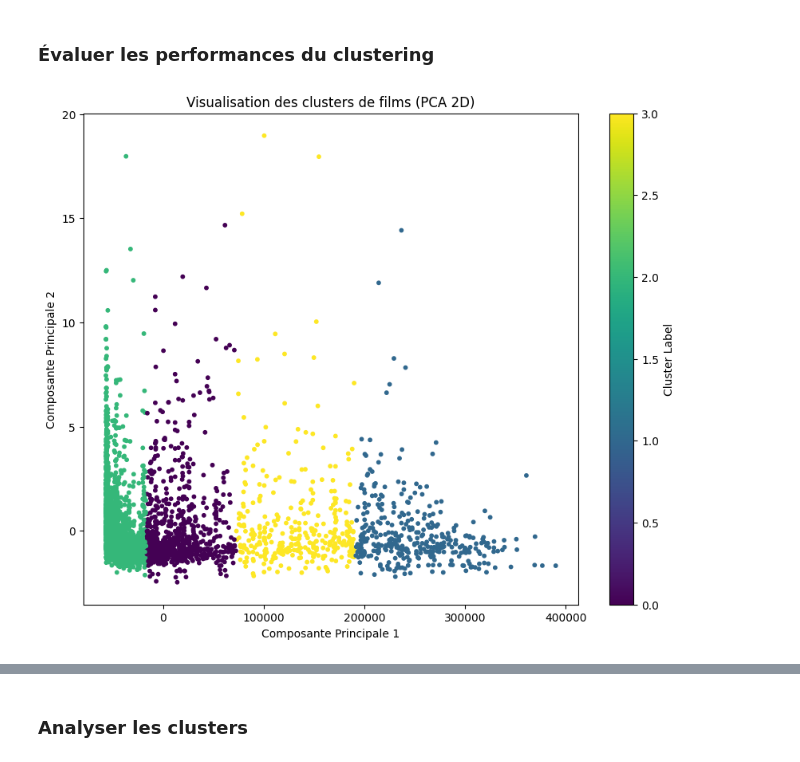
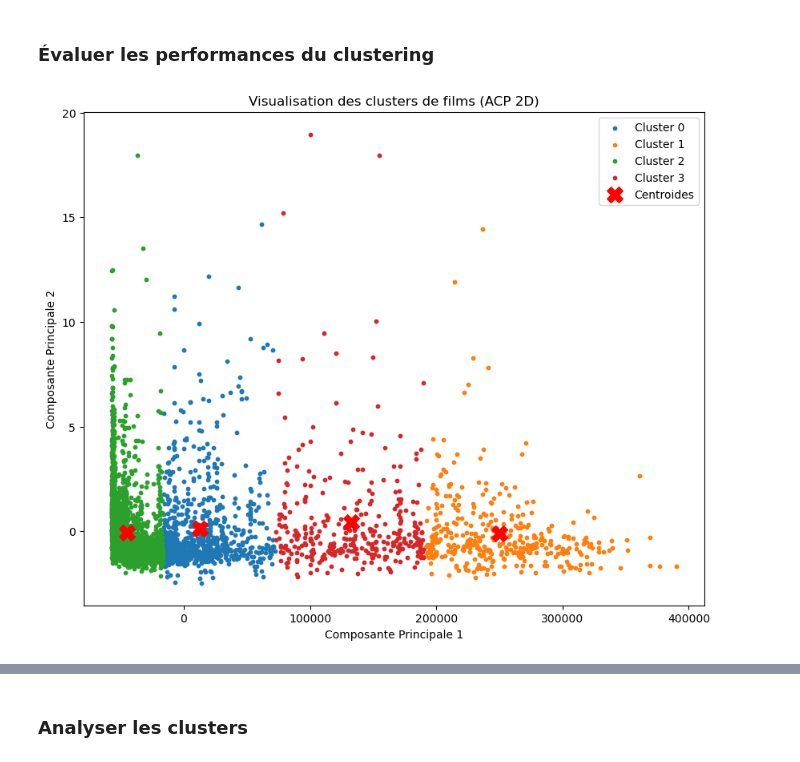
Before and after one commit to fickou/FilmClusterTMDB, a Jupyter notebook: notebooks/modelisationEntrainement.ipynb, the cells around one changed output, grey strips where cells are left out. Saved outputs shown, nothing was run; the diff lists cells and outputs as text; code cells hidden in the pictures.

```diff
--- a/notebooks/modelisationEntrainement.ipynb
+++ b/notebooks/modelisationEntrainement.ipynb
@@ -82,28 +85,48 @@ Name: count, dtype: int64
 # %%
 # Visualisation par ACP
 pca = PCA(n_components=2, random_state=42)
-embeddings_pca = pca.fit_transform(donnees_fusionnees_chargees)  # utilisation :meme matrice que pour le clustering
+embeddings_pca = pca.fit_transform(donnees_fusionnees_chargees)
 
 if 'cluster_label' in df.columns:
-	valid_indices = df.index[df['cluster_label'].notna()].tolist()
+    valid_indices = df.index[df['cluster_label'].notna()].tolist()
 
+    if len(valid_indices) != embeddings_pca.shape[0]:
+        print("Attention : décalage dans le nombre d'échantillons entre les étiquettes de cluster et les incorporations ACP.")
+        min_len = min(len(valid_indices), embeddings_pca.shape[0])
+        embeddings_pca = embeddings_pca[:min_len]
+        cluster_labels_to_plot = df['cluster_label'].iloc[:min_len]
+    else:
+        cluster_labels_to_plot = df['cluster_label']
 
-	if len(valid_indices) != embeddings_pca.shape[0]:
-		print("Warning: Mismatch in number of samples between cluster labels and PCA embeddings.")
-		min_len = min(len(valid_indices), embeddings_pca.shape[0])
-		embeddings_pca = embeddings_pca[:min_len]
-		cluster_labels_to_plot = df['cluster_label'].iloc[:min_len]
-	else:
-		 cluster_labels_to_plot = df['cluster_label']
+    plt.figure(figsize=(10, 8))
+    # Representation des clusters avec differentes couleurs
+    for cluster_id in sorted(cluster_labels_to_plot.unique()):
+        plt.scatter(embeddings_pca[cluster_labels_to_plot == cluster_id, 0],
+                    embeddings_pca[cluster_labels_to_plot == cluster_id, 1],
+                    s=10, label=f'Cluster {cluster_id}')
 
-	plt.figure(figsize=(10, 8))
-	scatter = plt.scatter(embeddings_pca[:, 0], embeddings_pca[:, 1], c=cluster_labels_to_plot, cmap='viridis', s=10)
-	plt.title("Visualisation des clusters de films (ACP 2D)")
-	plt.xlabel("Composante Principale 1")
-	plt.ylabel("Composante Principale 2")
-	plt.colorbar(scatter, label='Cluster Label')
-	plt.show()
+    plt.title("Visualisation des clusters de films (ACP 2D)")
+    plt.xlabel("Composante Principale 1")
+    plt.ylabel("Composante Principale 2")
+
+    # Calculer et montrer les centroïdes
+    cluster_centers_pca = []
+    for cluster_id in range(nombre_clusters):
+        cluster_points = embeddings_pca[cluster_labels_to_plot == cluster_id]
+        if cluster_points.shape[0] > 0:
+            cluster_centers_pca.append(cluster_points.mean(axis=0))
+        else:
+            cluster_centers_pca.append([np.nan, np.nan])
+
+    cluster_centers_pca = np.array(cluster_centers_pca)
+
+    # Filtrer les centroïdes NAN avant de comploter
+    valid_centroids_pca = cluster_centers_pca[~np.isnan(cluster_centers_pca).any(axis=1)]
+
+    plt.scatter(valid_centroids_pca[:, 0], valid_centroids_pca[:, 1], marker='X', s=200, color='red', label='Centroides')
+    plt.legend()
+    plt.show()
 else:
-	print("Error: 'cluster_label' column is missing in the DataFrame. Please check the clustering and label assignment steps.")
+    print("Erreur: la colonne 'Cluster_Label' est manquante dans le dataframe. Veuillez vérifier les étapes du regroupement et de l'étiquette.")
 # %% [output]
-[figure, old version]
+[figure, new version]
```
Also changed, not shown: parts of 6 cells of this notebook, 1 other file.
